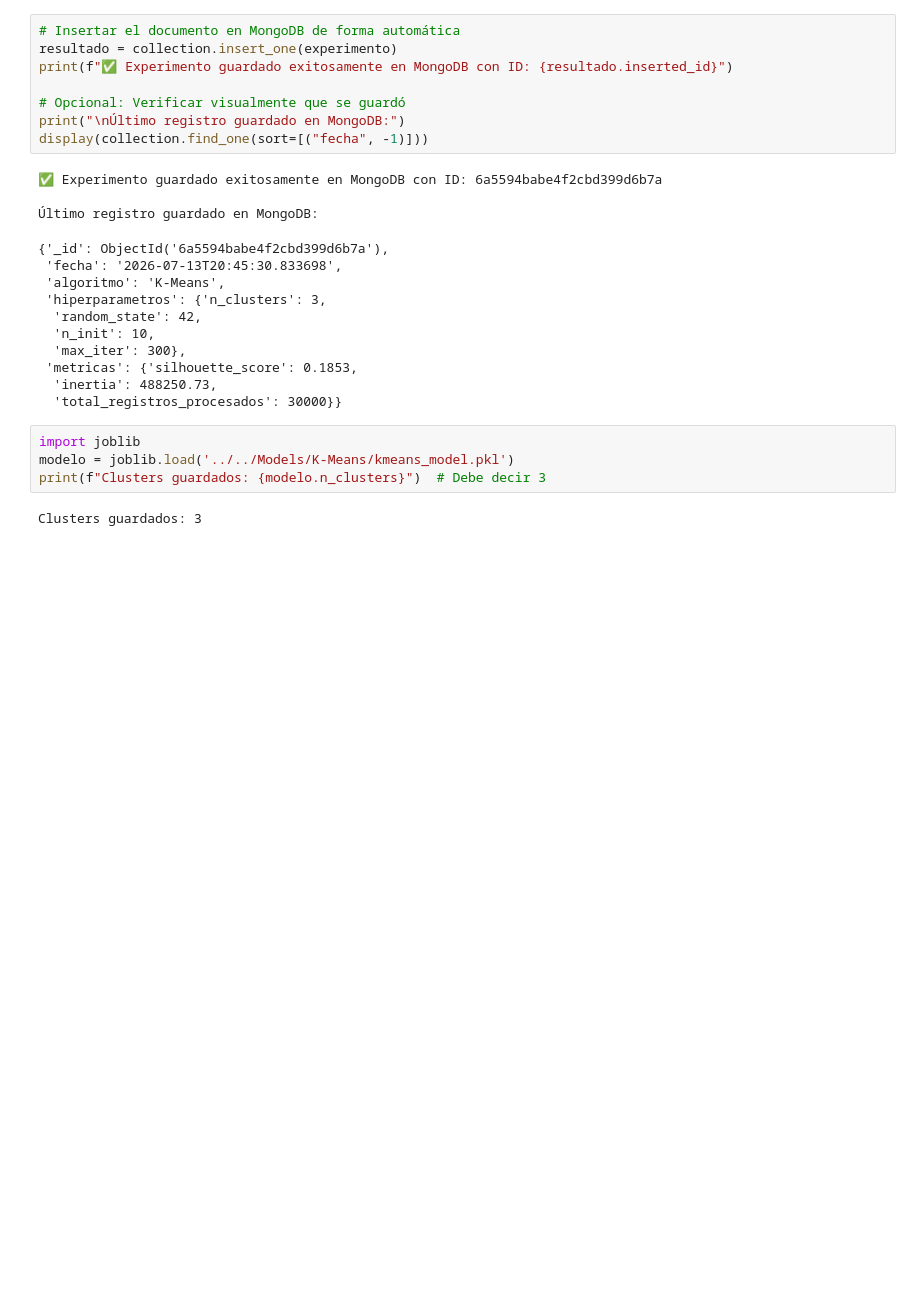
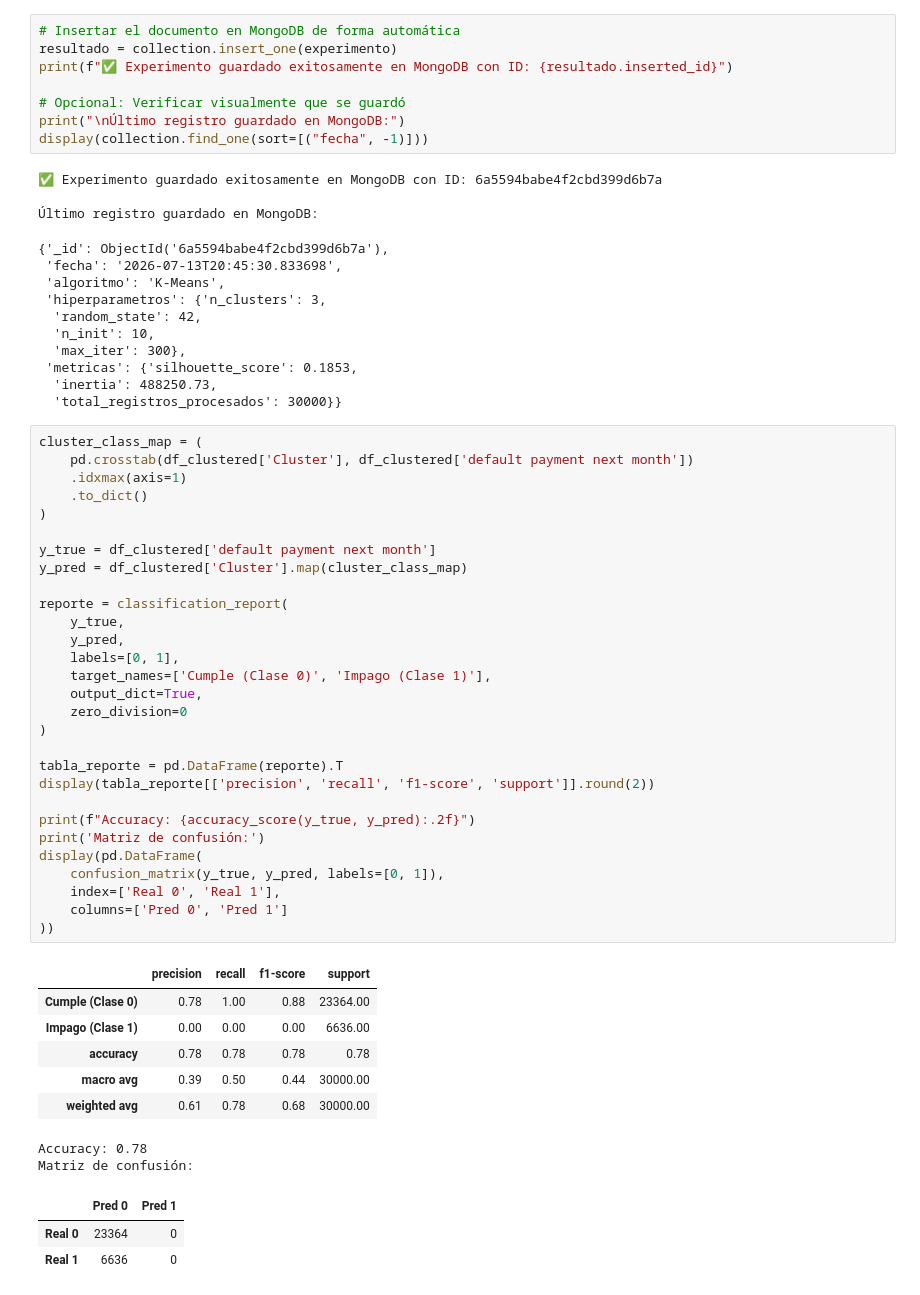
Before and after one commit to Mario-Unach/IF-Base-datos-Machine-learning, a Jupyter notebook: Models/K-Means/K-Means.ipynb, the cells around one changed output. Saved outputs shown, nothing was run; the diff lists cells and outputs as text; blank space fills up the shorter version.

Commit message:
feat: Añadir reporte de clasificación y matriz de confusión al modelo K-Means

```diff
--- a/Models/K-Means/K-Means.ipynb
+++ b/Models/K-Means/K-Means.ipynb
@@ -243,9 +244,44 @@ display(collection.find_one(sort=[("fecha", -1)]))
  'metricas': {'silhouette_score': 0.1853,
   'inertia': 488250.73,
   'total_registros_procesados': 30000}}
-# %%
-import joblib
-modelo = joblib.load('../../Models/K-Means/kmeans_model.pkl')
-print(f"Clusters guardados: {modelo.n_clusters}")  # Debe decir 3
-# %% [output]
-Clusters guardados: 3
+# %%
+cluster_class_map = (
+    pd.crosstab(df_clustered['Cluster'], df_clustered['default payment next month'])
+    .idxmax(axis=1)
+    .to_dict()
+)
+
+y_true = df_clustered['default payment next month']
+y_pred = df_clustered['Cluster'].map(cluster_class_map)
+
+reporte = classification_report(
+    y_true,
+    y_pred,
+    labels=[0, 1],
+    target_names=['Cumple (Clase 0)', 'Impago (Clase 1)'],
+    output_dict=True,
+    zero_division=0
+)
+
+tabla_reporte = pd.DataFrame(reporte).T
+display(tabla_reporte[['precision', 'recall', 'f1-score', 'support']].round(2))
+
+print(f"Accuracy: {accuracy_score(y_true, y_pred):.2f}")
+print('Matriz de confusión:')
+display(pd.DataFrame(
+    confusion_matrix(y_true, y_pred, labels=[0, 1]),
+    index=['Real 0', 'Real 1'],
+    columns=['Pred 0', 'Pred 1']
+))
+# %% [output]
+|  | precision | recall | f1-score | support |
+| Cumple (Clase 0) | 0.78 | 1.00 | 0.88 | 23364.00 |
+| Impago (Clase 1) | 0.00 | 0.00 | 0.00 | 6636.00 |
+| accuracy | 0.78 | 0.78 | 0.78 | 0.78 |
+| macro avg | 0.39 | 0.50 | 0.44 | 30000.00 |
+| weighted avg | 0.61 | 0.78 | 0.68 | 30000.00 |
+Accuracy: 0.78
+Matriz de confusión:
+|  | Pred 0 | Pred 1 |
+| Real 0 | 23364 | 0 |
+| Real 1 | 6636 | 0 |
```
Also changed, not shown: parts of 1 cell of this notebook, 2 other files.
